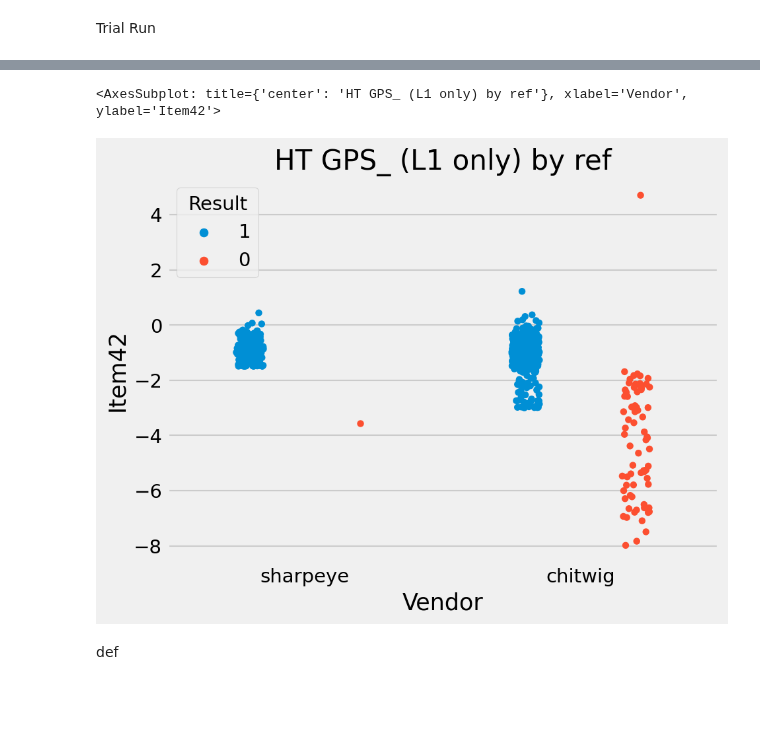
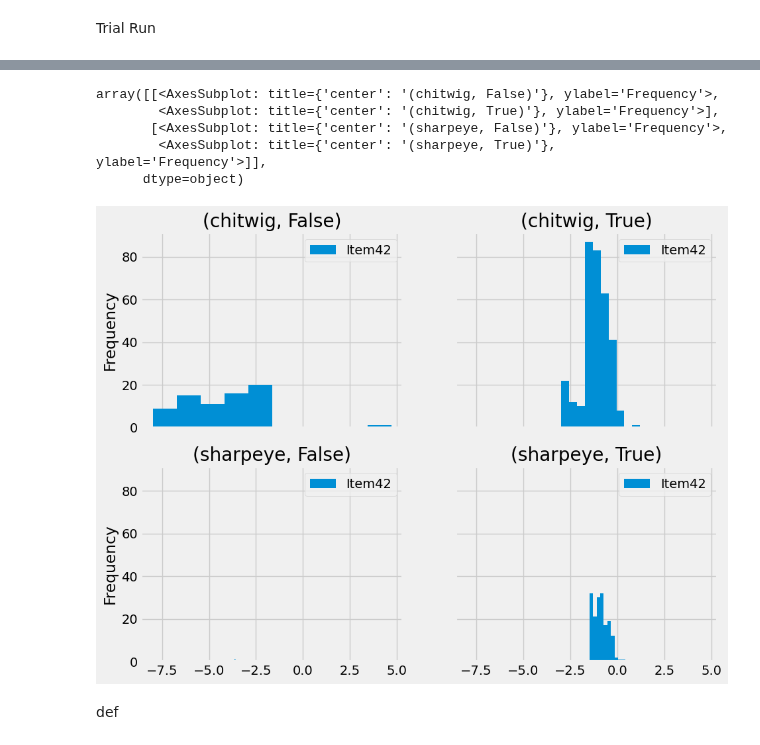
Before and after one commit to CPWRF/Projects, a Jupyter notebook: Products with Python/Venu 3/FFP/Venu3_FFP_2.ipynb, the cells around one changed output, grey strips where cells are left out. Saved outputs shown, nothing was run; the diff lists cells and outputs as text; code cells hidden in the pictures; blank space fills up the shorter version.

```diff
--- a/Products with Python/Venu 3/FFP/Venu3_FFP_2.ipynb
+++ b/Products with Python/Venu 3/FFP/Venu3_FFP_2.ipynb
@@ -15,10 +16,9 @@ Trial Run
 # %%
 (raw
 .assign(Vendor = (raw.JobNO.where(~raw.JobNO.isin(chitwig),'chitwig').where(~raw.JobNO.isin(sharpeye),'sharpeye')))
-# .assign(Vendor = raw.JobNO.map(lambda jobno : 'chitwig' if jobno in chitwig else 'sharpeye' if sharpeye else None))
 .query("ItemNameType==16551 and failitem.isin([0,42]) and Item42>-100")
 [['ProcessType','Result','Item42','Vendor']]
-.hvplot.hist('Item42', by=['Vendor'], alpha=0.5, width=1000, height=500)
-# .plot.hist(by=['Vendor'], figsize=(10,8))
+# .hvplot.hist('Item42', by=['Vendor'], alpha=0.5, width=1000, height=500)
+.plot.hist(by=['Vendor','Result'], figsize=(10,8), grid=True, layout=(2,2), sharex=True, sharey=True)
 )
 # %% [output]
@@ -26,20 +25,9 @@ Trial Run
+array([[<AxesSubplot: title={'center': '(chitwig, False)'}, ylabel='Frequency'>,
+        <AxesSubplot: title={'center': '(chitwig, True)'}, ylabel='Frequency'>],
+       [<AxesSubplot: title={'center': '(sharpeye, False)'}, ylabel='Frequency'>,
+        <AxesSubplot: title={'center': '(sharpeye, True)'}, ylabel='Frequency'>]],
+      dtype=object)
+[figure, added]
-# %%
-plt.figure(dpi=150)
-plt.title('HT GPS_ (L1 only) by ref')
-sns.stripplot(
-data = (raw
-.assign(Vendor = raw.JobNO.map(lambda jobno : 'chitwig' if jobno in chitwig else 'sharpeye' if sharpeye else None))
-.query("ItemNameType==16551 and failitem.isin([0,42]) and Item42>-100")
-[['ProcessType','Result','Item42','Vendor']])
-,x='Vendor'
-,y='Item42'
-,hue='Result'
-,hue_order=[1,0]
-,dodge=True
-)
-# %% [output]
-<AxesSubplot: title={'center': 'HT GPS_ (L1 only) by ref'}, xlabel='Vendor', ylabel='Item42'>
-[figure, removed]
 # %% [markdown]
 def
 # %%
```
Also changed, not shown: parts of 10 cells of this notebook, 1 other file.
